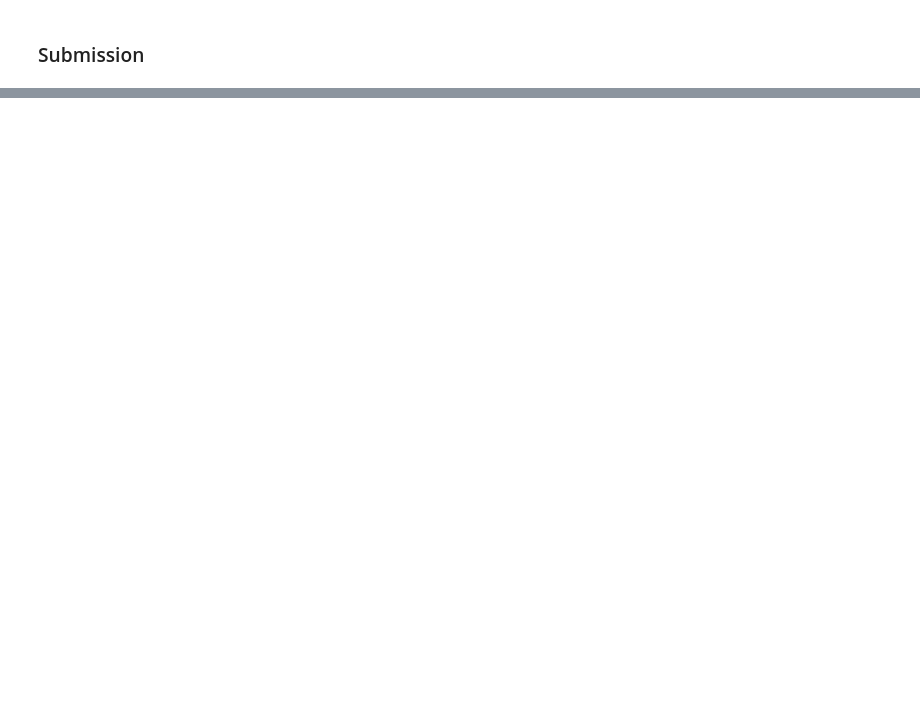
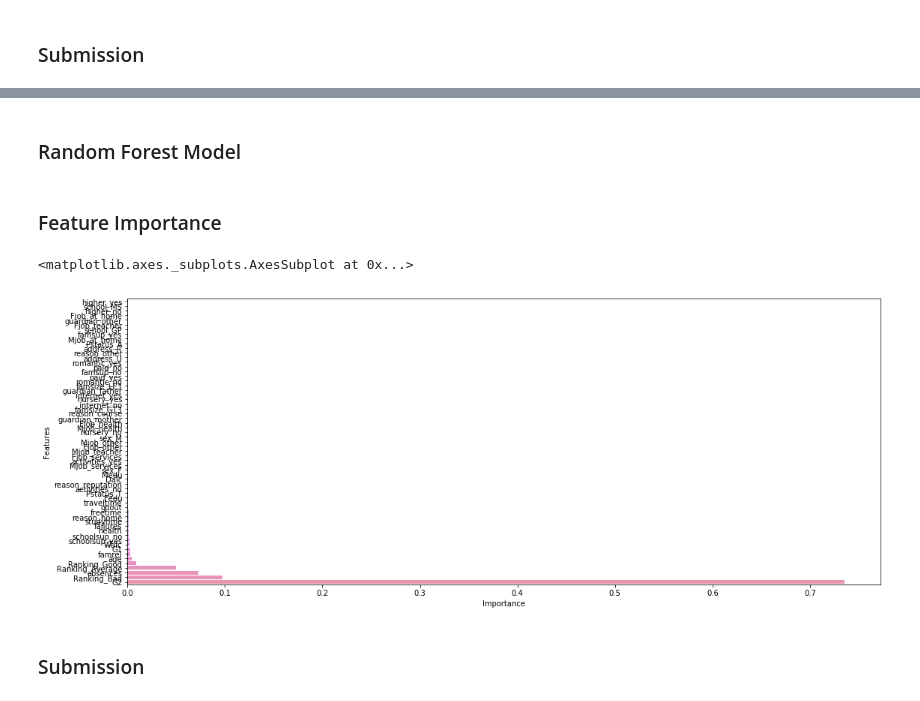
Before and after one commit to NicolasVILLETTE/student_alcohol_consumption, a Jupyter notebook: student_alcohol_consumption.ipynb, the cells around one changed output, grey strips where cells are left out. Cells and saved outputs as stored; diff of their text form; code cells hidden in the pictures; blank space fills up the shorter version.

Commit message:
added regression models + feature selection

```diff
--- a/student_alcohol_consumption.ipynb
+++ b/student_alcohol_consumption.ipynb
@@ -330,0 +367,7 @@ submission.to_csv('submission.csv', index=False)
+# %%
+from sklearn.linear_model import LinearRegression
+
+lr = LinearRegression(normalize=True)
+lr.fit(X_train, y_train)
+
+pred_lr = lr.predict(X_test)
@@ -330,0 +386,9 @@ submission.to_csv('submission.csv', index=False)
+# %% [markdown]
+### Random Forest Model
+# %%
+from sklearn.ensemble import RandomForestRegressor
+
+rfr = RandomForestRegressor(n_estimators=100, n_jobs=-1)
+rfr.fit(X_train, y_train)
+
+pred_rfr = rfr.predict(X_test)
@@ -330,0 +398,13 @@ submission.to_csv('submission.csv', index=False)
+# %% [markdown]
+### Feature Importance
+# %%
+feature_importance = pd.DataFrame({'Features': X_train.columns,
+                                  'Importance': rfr.feature_importances_})
+# %%
+plt.figure(figsize = (18,7))
+sns.barplot(x="Importance", y="Features", data=feature_importance.sort_values(by=['Importance']))
+# %% [output]
+<matplotlib.axes._subplots.AxesSubplot at 0x...>
+[figure, added]
+# %% [markdown]
+### Submission
```
Also changed, not shown: parts of 15 cells of this notebook, 3 other files.
